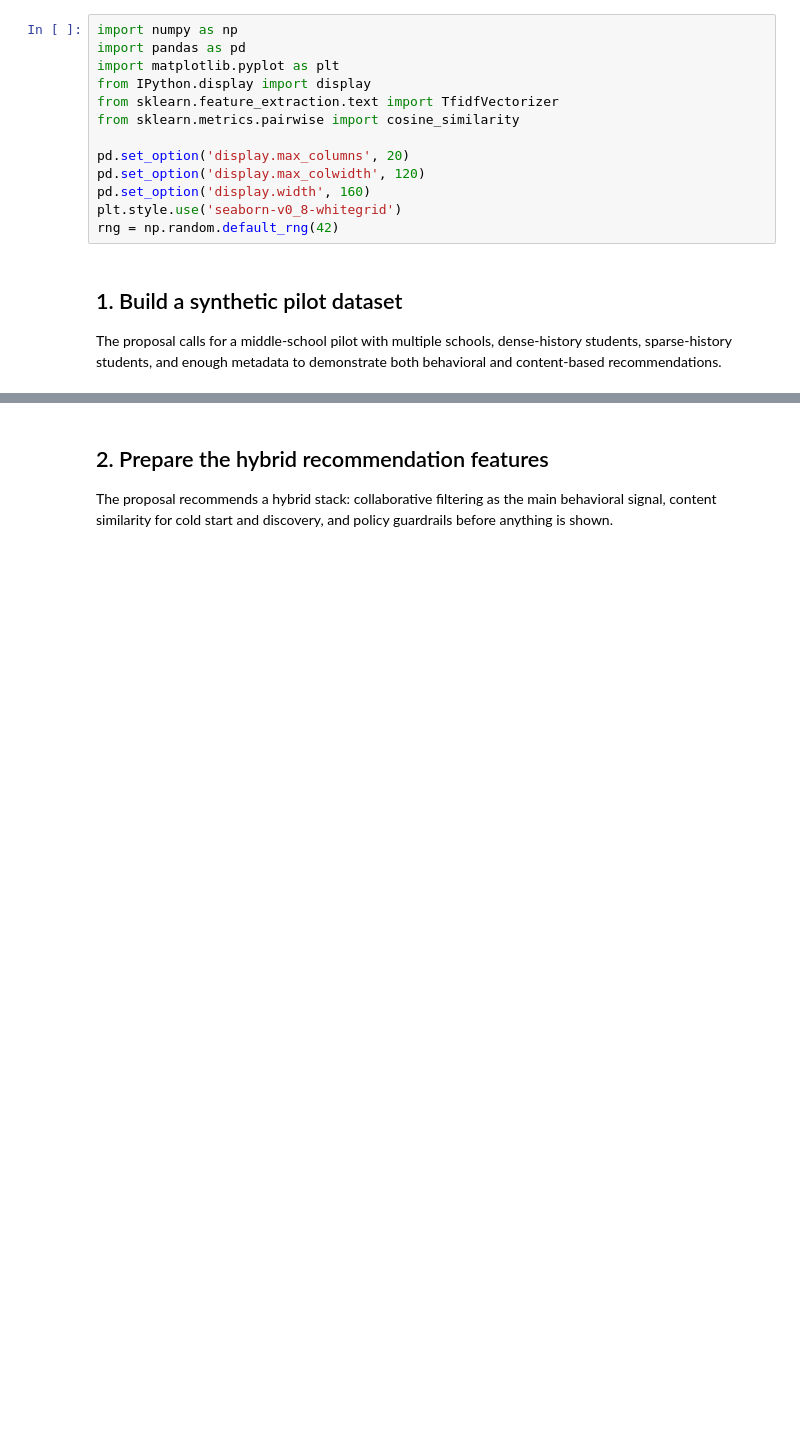
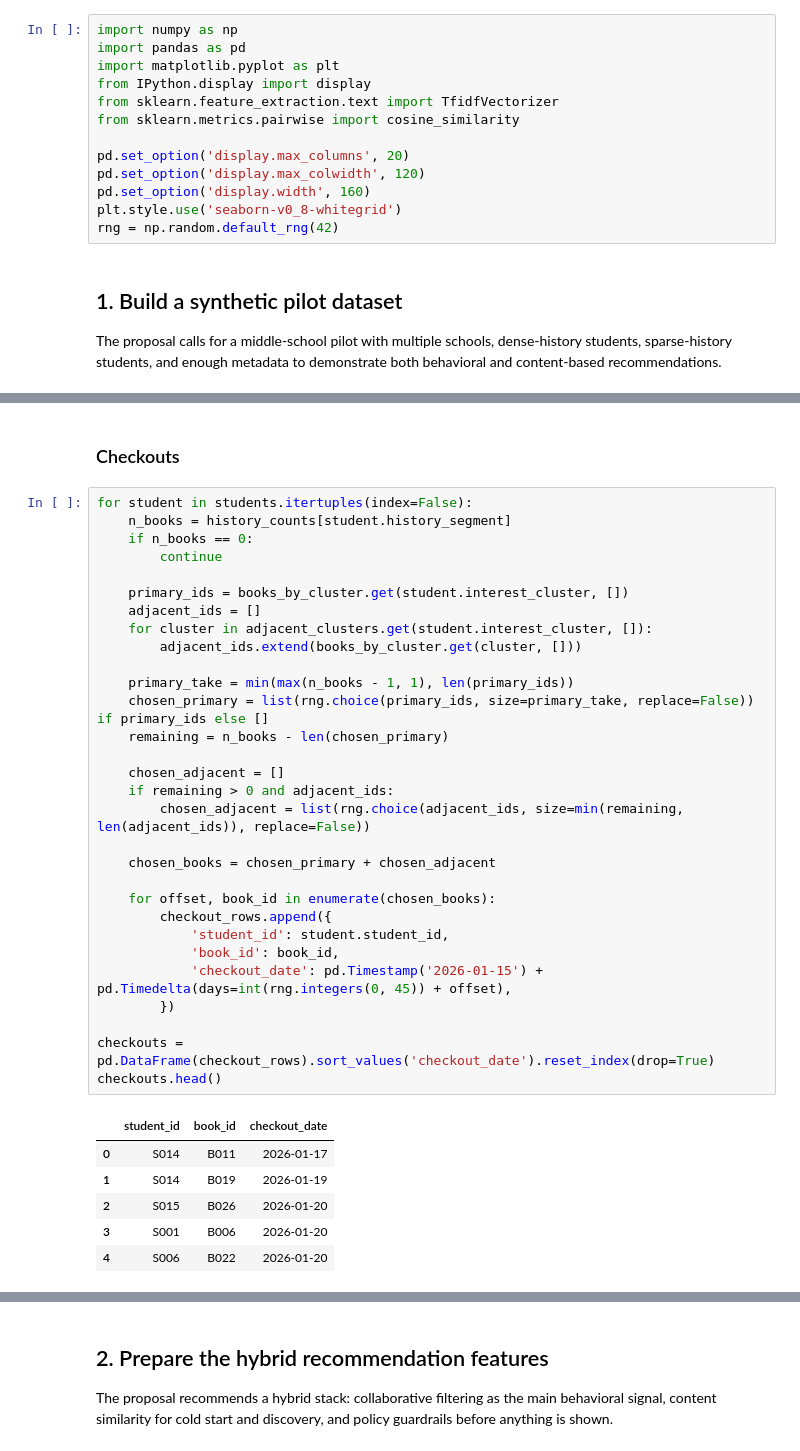
Before and after one commit to moro-no-kimi/qvest, a Jupyter notebook: copilot/hybrid_recommendation_demo.ipynb, the cells around one changed output, grey strips where cells are left out. Cells and saved outputs as stored; diff of their text form; blank space fills up the shorter version.

```diff
--- a/copilot/hybrid_recommendation_demo.ipynb
+++ b/copilot/hybrid_recommendation_demo.ipynb
@@ -149,0 +138,39 @@ summary
+# %% [markdown]
+### Checkouts
+# %%
+for student in students.itertuples(index=False):
+    n_books = history_counts[student.history_segment]
+    if n_books == 0:
+        continue
+
+    primary_ids = books_by_cluster.get(student.interest_cluster, [])
+    adjacent_ids = []
+    for cluster in adjacent_clusters.get(student.interest_cluster, []):
+        adjacent_ids.extend(books_by_cluster.get(cluster, []))
+
+    primary_take = min(max(n_books - 1, 1), len(primary_ids))
+    chosen_primary = list(rng.choice(primary_ids, size=primary_take, replace=False)) if primary_ids else []
+    remaining = n_books - len(chosen_primary)
+
+    chosen_adjacent = []
+    if remaining > 0 and adjacent_ids:
+        chosen_adjacent = list(rng.choice(adjacent_ids, size=min(remaining, len(adjacent_ids)), replace=False))
+
+    chosen_books = chosen_primary + chosen_adjacent
+
+    for offset, book_id in enumerate(chosen_books):
+        checkout_rows.append({
+            'student_id': student.student_id,
+            'book_id': book_id,
+            'checkout_date': pd.Timestamp('2026-01-15') + pd.Timedelta(days=int(rng.integers(0, 45)) + offset),
+        })
+
+checkouts = pd.DataFrame(checkout_rows).sort_values('checkout_date').reset_index(drop=True)
+checkouts.head()
+# %% [output]
+|  | student_id | book_id | checkout_date |
+| 0 | S014 | B011 | 2026-01-17 |
+| 1 | S014 | B019 | 2026-01-19 |
+| 2 | S015 | B026 | 2026-01-20 |
+| 3 | S001 | B006 | 2026-01-20 |
+| 4 | S006 | B022 | 2026-01-20 |
```
Also changed, not shown: parts of 8 cells of this notebook.
